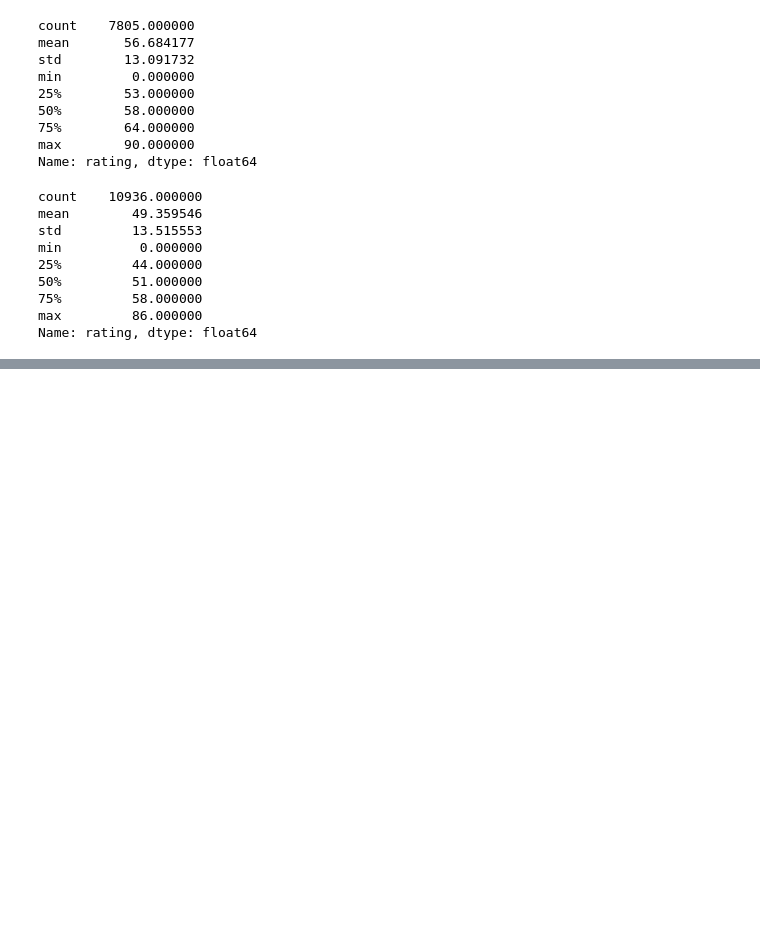
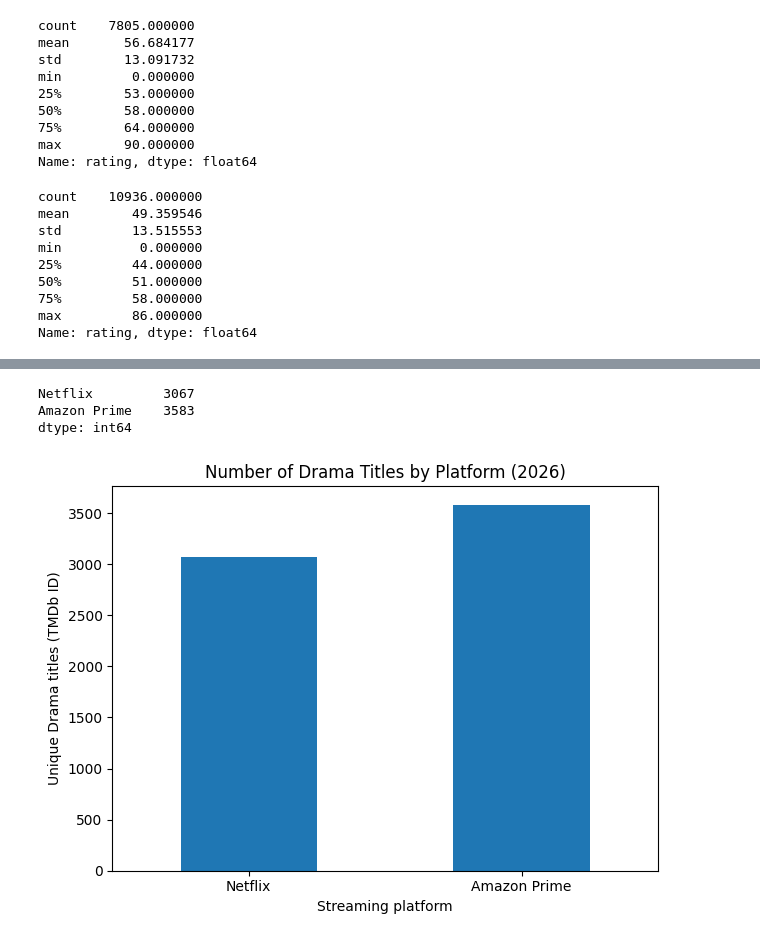
Before and after one commit to DianaAleks/streaming-services-enshittification-study, a Jupyter notebook: analysis_netflix_amazon_prime_2026.ipynb, the cells around one changed output, grey strips where cells are left out. Saved outputs shown, nothing was run; the diff lists cells and outputs as text; code cells hidden in the pictures; blank space fills up the shorter version.

```diff
--- a/analysis_netflix_amazon_prime_2026.ipynb
+++ b/analysis_netflix_amazon_prime_2026.ipynb
@@ -381,0 +398,24 @@ plt.show()
+# %%
+# Visualizing the number of unique Drama titles by platform
+import matplotlib.pyplot as plt
+import pandas as pd
+
+drama_counts = pd.Series({
+    "Netflix": netflix_drama["tmdb_id"].nunique(),
+    "Amazon Prime": amazon_drama["tmdb_id"].nunique()
+})
+
+print(drama_counts)
+
+drama_counts.plot(kind="bar", rot=0)
+
+plt.title("Number of Drama Titles by Platform (2026)")
+plt.xlabel("Streaming platform")
+plt.ylabel("Unique Drama titles (TMDb ID)")
+plt.tight_layout()
+plt.show()
+# %% [output]
+Netflix         3067
+Amazon Prime    3583
+dtype: int64
+[figure, added]
```
Also changed, not shown: parts of 28 cells of this notebook, 1 other file.
